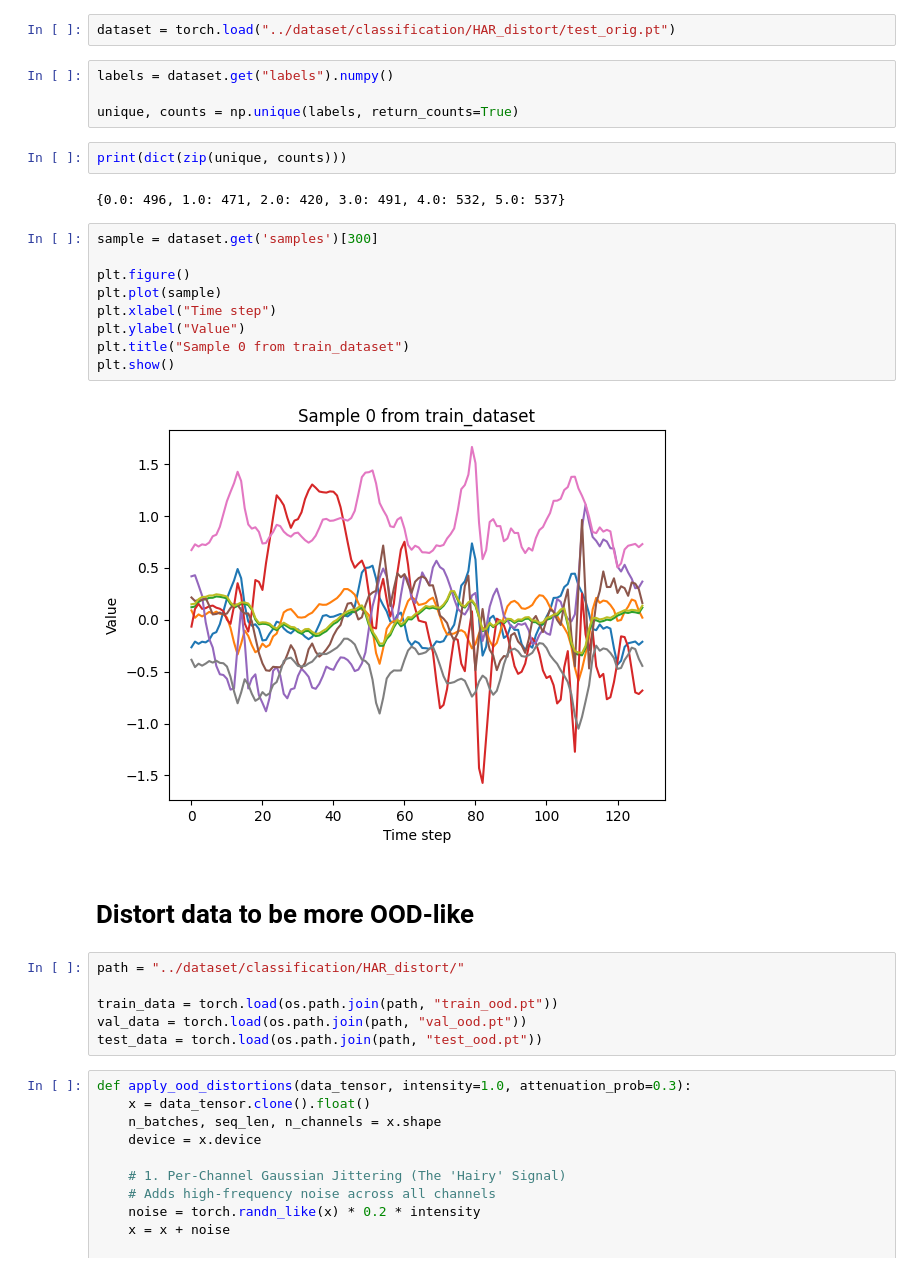
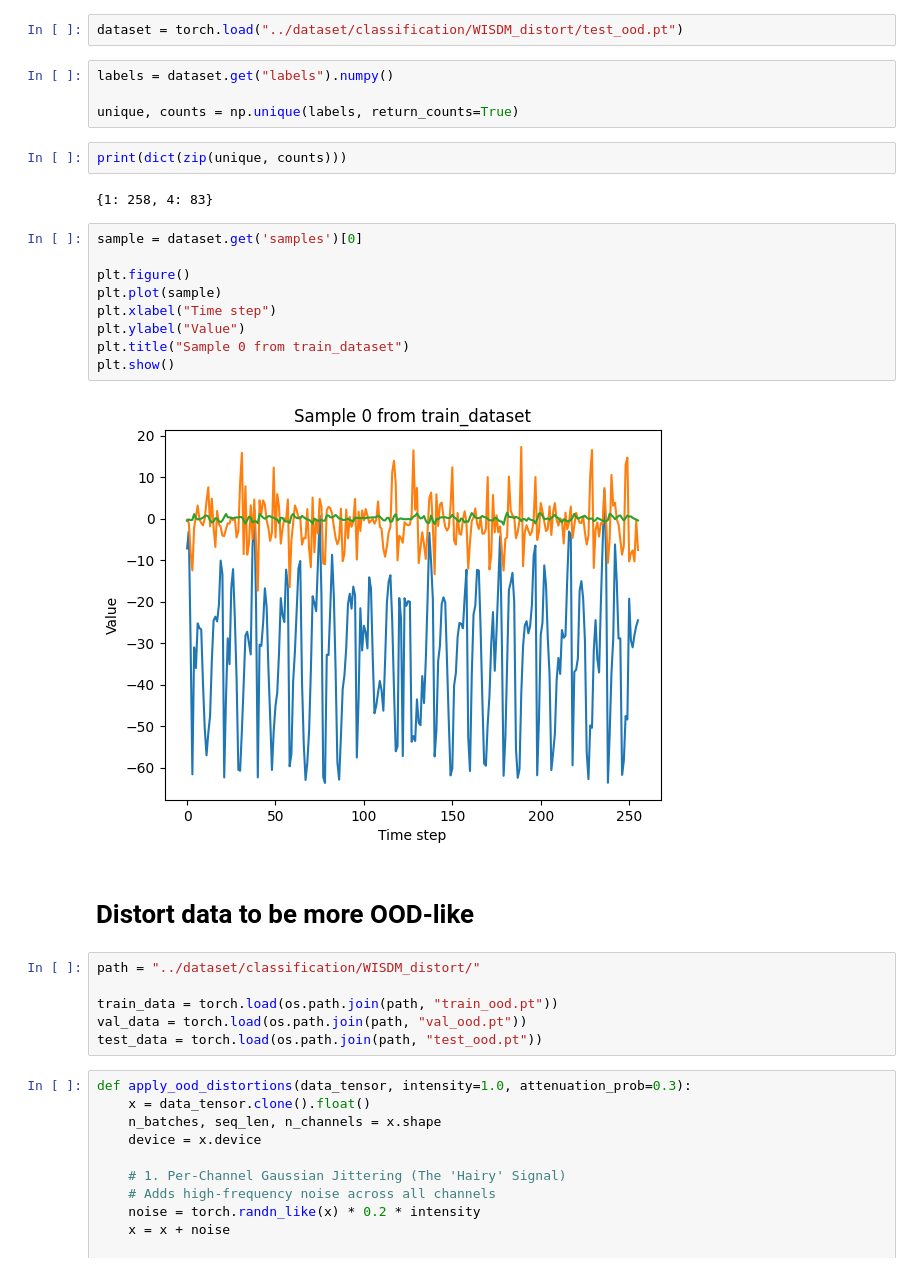
Before and after one commit to czotterbenedek/ood-detection-with-timedrl, a Jupyter notebook: notebooks/data_check.ipynb, the cells around one changed output. Drawn from its saved outputs; the diff is of its cells as text.

```diff
--- a/notebooks/data_check.ipynb
+++ b/notebooks/data_check.ipynb
@@ -41,7 +41,7 @@ for s in splits:
 Processed train: 7494 -> 1559 samples.
 Processed test: 3498 -> 728 samples.
 # %%
-dataset = torch.load("../dataset/classification/HAR_distort/test_orig.pt")
+dataset = torch.load("../dataset/classification/WISDM_distort/test_ood.pt")
 # %%
 labels = dataset.get("labels").numpy()
 
@@ -49,22 +49,22 @@ unique, counts = np.unique(labels, return_counts=True)
 # %%
 print(dict(zip(unique, counts)))
 # %% [output]
-{0.0: 496, 1.0: 471, 2.0: 420, 3.0: 491, 4.0: 532, 5.0: 537}
+{1: 258, 4: 83}
 # %%
-sample = dataset.get('samples')[300]
+sample = dataset.get('samples')[0]
 
 plt.figure()
 plt.plot(sample)
 plt.xlabel("Time step")
 plt.ylabel("Value")
 plt.title("Sample 0 from train_dataset")
 plt.show()
 # %% [output]
-[figure, old version]
+[figure, new version]
 # %% [markdown]
 # Distort data to be more OOD-like
 # %%
-path = "../dataset/classification/HAR_distort/"
+path = "../dataset/classification/WISDM_distort/"
 
 train_data = torch.load(os.path.join(path, "train_ood.pt"))
 val_data = torch.load(os.path.join(path, "val_ood.pt"))
```
Also changed, not shown: parts of 2 cells of this notebook, 28 other files.
